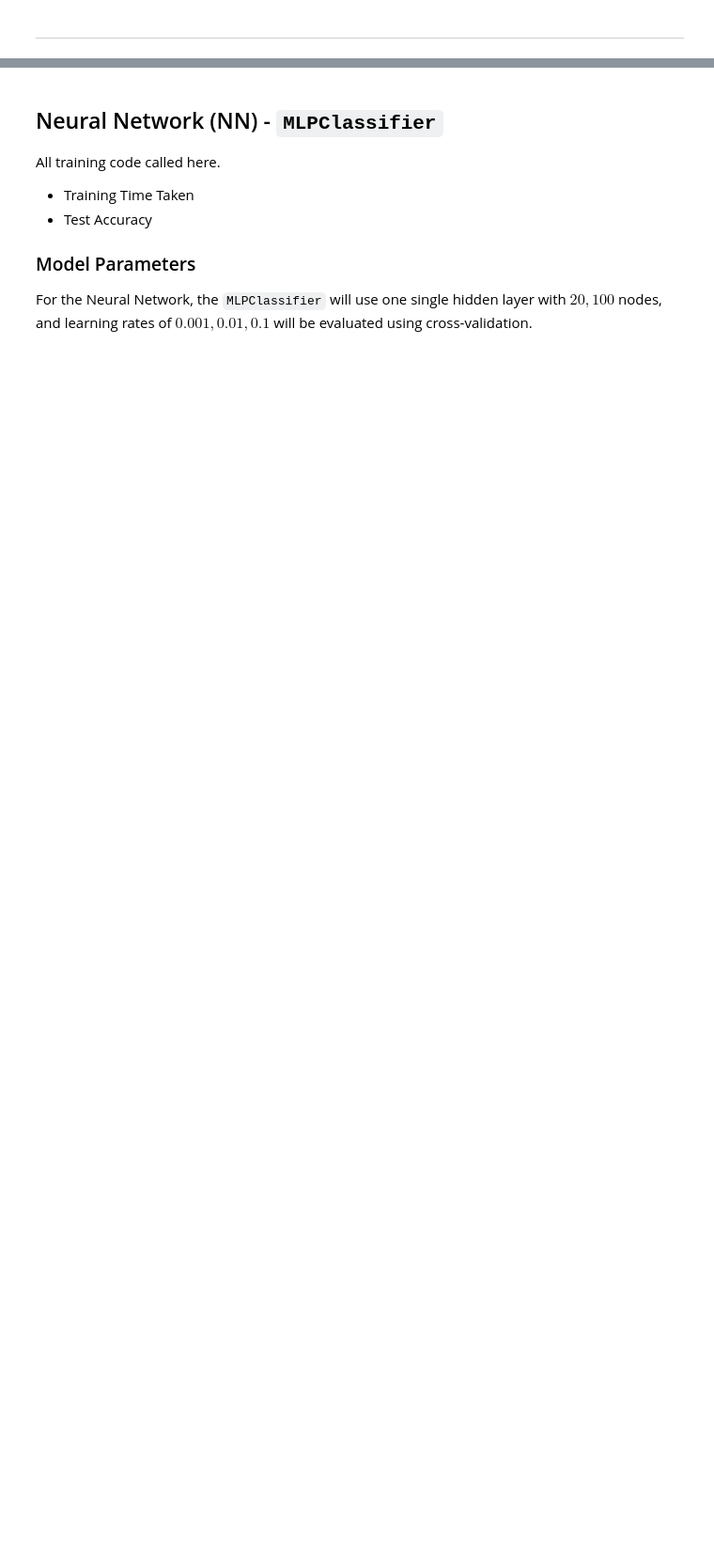
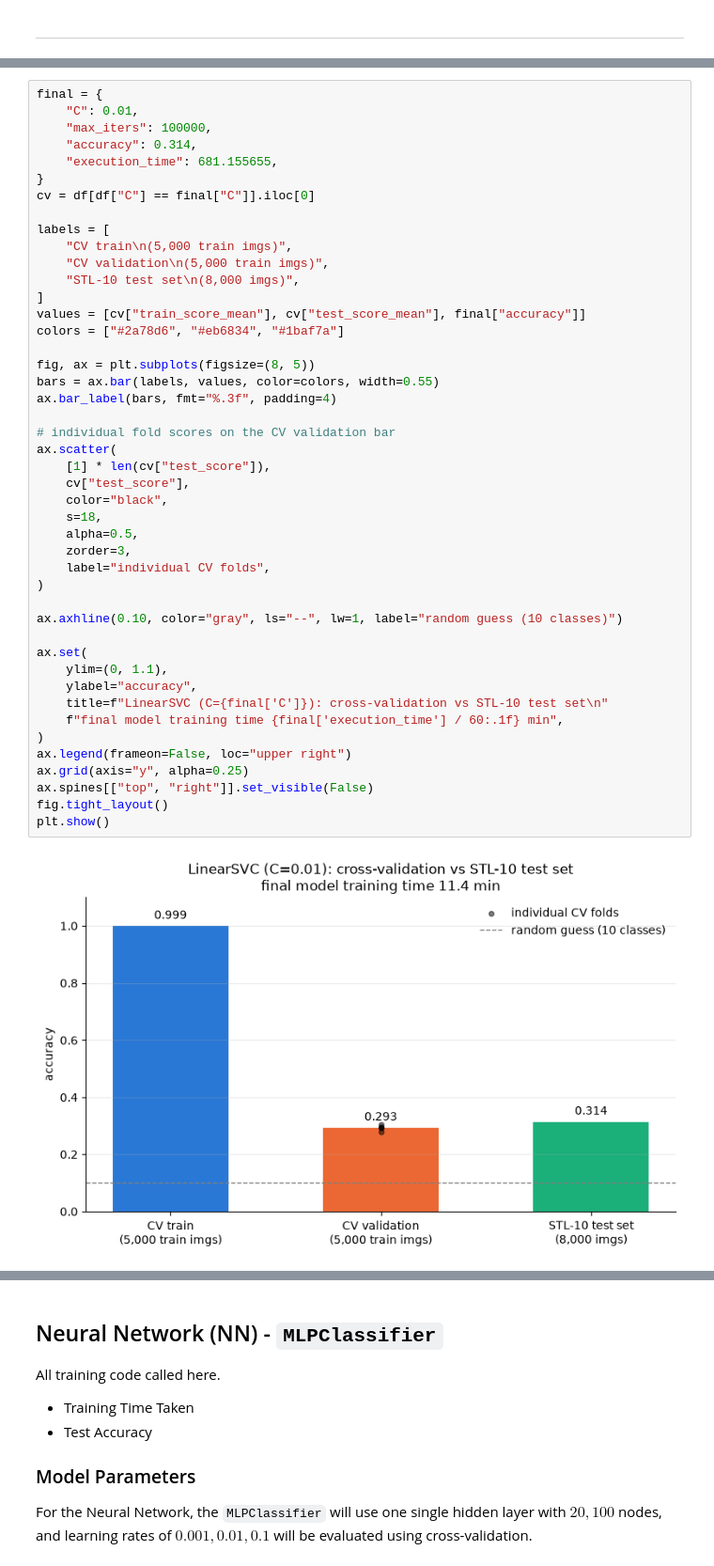
Before and after one commit to varunmehta/ds675, a Jupyter notebook: project/00-project-ds675.ipynb, the cells around one changed output, grey strips where cells are left out. Shown at 94% size. Saved outputs shown, nothing was run; the diff lists cells and outputs as text; blank space fills up the shorter version.

```diff
--- a/project/00-project-ds675.ipynb
+++ b/project/00-project-ds675.ipynb
@@ -339 +515,48 @@ display(df)
+# %%
+final = {
+    "C": 0.01,
+    "max_iters": 100000,
+    "accuracy": 0.314,
+    "execution_time": 681.155655,
+}
+cv = df[df["C"] == final["C"]].iloc[0]
+
+labels = [
+    "CV train\n(5,000 train imgs)",
+    "CV validation\n(5,000 train imgs)",
+    "STL-10 test set\n(8,000 imgs)",
+]
+values = [cv["train_score_mean"], cv["test_score_mean"], final["accuracy"]]
+colors = ["#2a78d6", "#eb6834", "#1baf7a"]
+
+fig, ax = plt.subplots(figsize=(8, 5))
+bars = ax.bar(labels, values, color=colors, width=0.55)
+ax.bar_label(bars, fmt="%.3f", padding=4)
+
+# individual fold scores on the CV validation bar
+ax.scatter(
+    [1] * len(cv["test_score"]),
+    cv["test_score"],
+    color="black",
+    s=18,
+    alpha=0.5,
+    zorder=3,
+    label="individual CV folds",
+)
+
+ax.axhline(0.10, color="gray", ls="--", lw=1, label="random guess (10 classes)")
+
+ax.set(
+    ylim=(0, 1.1),
+    ylabel="accuracy",
+    title=f"LinearSVC (C={final['C']}): cross-validation vs STL-10 test set\n"
+    f"final model training time {final['execution_time'] / 60:.1f} min",
+)
+ax.legend(frameon=False, loc="upper right")
+ax.grid(axis="y", alpha=0.25)
+ax.spines[["top", "right"]].set_visible(False)
+fig.tight_layout()
+plt.show()
+# %% [output]
+[figure, added]
 # %% [markdown]
```
Also changed, not shown: parts of 29 cells of this notebook, 44 other files.
